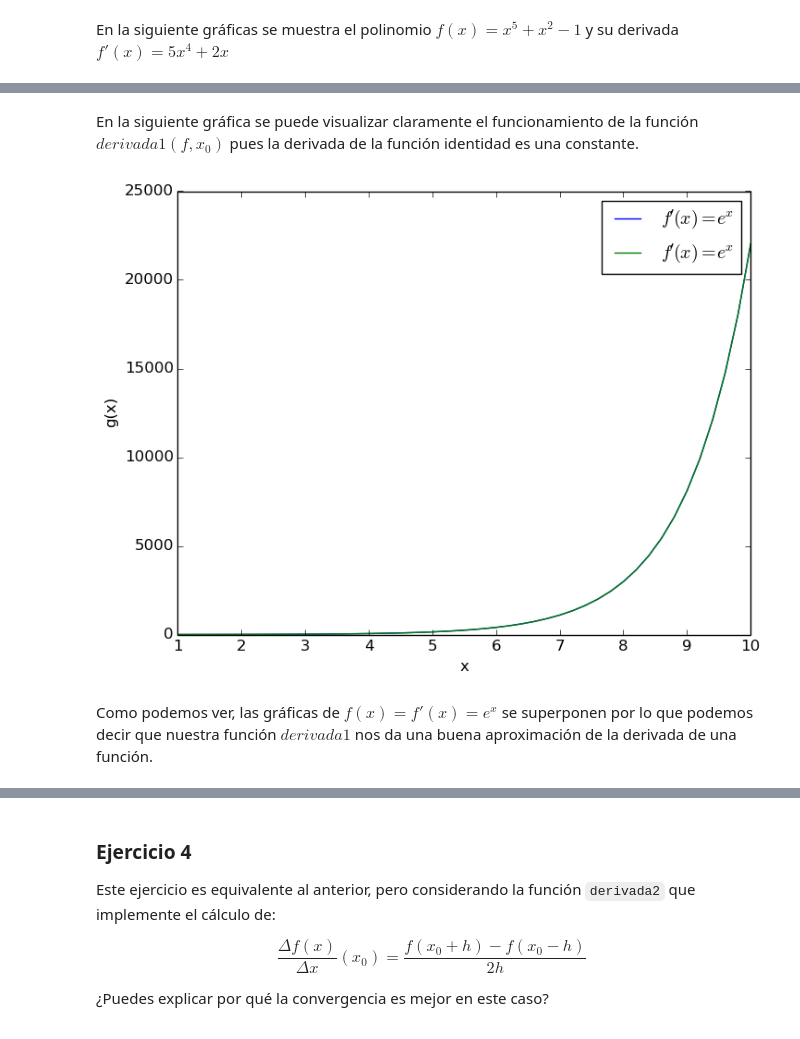
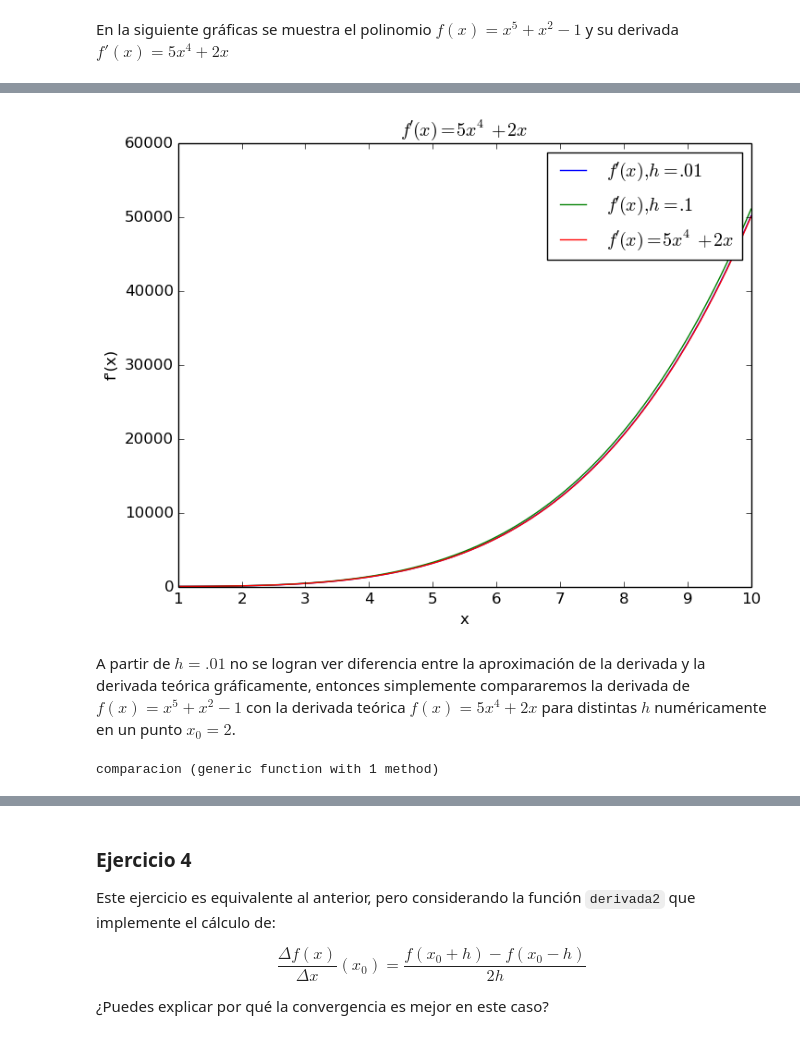
Before and after one commit to lbenet/2016-1_Temas_Selectos_Fisica_Computacional, a Jupyter notebook: tareas/Aixa_Andrade/1_ejercicios_Aixa_Andrade.ipynb, the cells around one changed output, grey strips where cells are left out. Cells and saved outputs as stored; diff of their text form; code cells hidden in the pictures.

```diff
--- a/tareas/Aixa_Andrade/1_ejercicios_Aixa_Andrade.ipynb
+++ b/tareas/Aixa_Andrade/1_ejercicios_Aixa_Andrade.ipynb
@@ -51,8 +73,8 @@ Obviamente esta función es una aproximación *finita* de la derivada. La pregun
 - ¿Puedes hacer que la función `derivada1` funcione para funciones más o menos arbitrarias, que el usuario define?
 - ¿Puedes explicar de alguna manera los resultados que has obtenido?
 # %%
-function derivada1(f,x_0)
-    h=.000001
+function derivada1(f,x_0,h)
+
 (f(x_0+h)-f(x_0))/h
 end
 # %% [output]
@@ -116,20 +136,32 @@ legend();
-# %% [markdown]
-En la siguiente gráfica se puede visualizar claramente el funcionamiento de la función $derivada1(f, x_0)$ pues la derivada de la función identidad es una constante.
-# %%
-j(x)=exp(x)
-e=[1:.2:10]
-k=zeros(e)
-for i in 1:length(e)
-    k[i]=derivada1(j,e[i])
-end
-
-a_3=arreglo(j,10,.2)
-plot(e,k,label=L"$f'(x)=e^x$")
-plot(a_3[:,1],a_3[:,2],label=L"$f'(x)=e^x$")
-xlabel("x")
-ylabel("g(x)")
-legend();
-# %% [output]
-[figure, removed]
-# %% [markdown]
-Como podemos ver, las gráficas de $f(x)=f'(x)=e^x$ se superponen por lo que podemos decir que nuestra función $derivada1$ nos da una buena aproximación de la derivada de una función.
+# %%
+ñ=arreglo_derivadas(polinomio,.1,10,.01,derivada1);
+ñ_1=arreglo_derivadas(polinomio,.1,10,.1,derivada1);
+ñ_2=arreglo(d_polinomio,10,.01);
+# %%
+plot(ñ[:,1],ñ[:,2],label=L"$f'(x),h=.01$")
+plot(ñ_1[:,1],ñ_1[:,2],label=L"$f'(x),h=.1$")
+plot(ñ_2[:,1],ñ_2[:,2],label=L"$f '(x)=5x^4+2x$")
+title(L"$f'(x)=5x^4+2x$")
+ylabel("f'(x)")
+xlabel("x")
+legend();
+# %% [output]
+[figure, added]
+# %% [markdown]
+A partir de $h=.01$ no se logran ver diferencia entre la aproximación de la derivada y la derivada teórica gráficamente, entonces simplemente compararemos la derivada de $f(x)=x^5+x^2-1$ con la derivada teórica $f(x)=5x^4+2x$ para distintas $h$ numéricamente en un punto $x_0=2$.
+# %%
+h=zeros(25);
+for i in 1:25
+    h[i] =  1 / (10^i)
+end
+function comparacion(derivada,x_0)
+    a=zeros(25)
+    for i in 1:25
+
+        a[i]=abs(d_polinomio(x_0)-derivada(polinomio,x_0,h[i]))
+end
+    hcat(h,a)
+
+end
+# %% [output]
+comparacion (generic function with 1 method)
```
Also changed, not shown: parts of 45 cells of this notebook, 7 other files.
